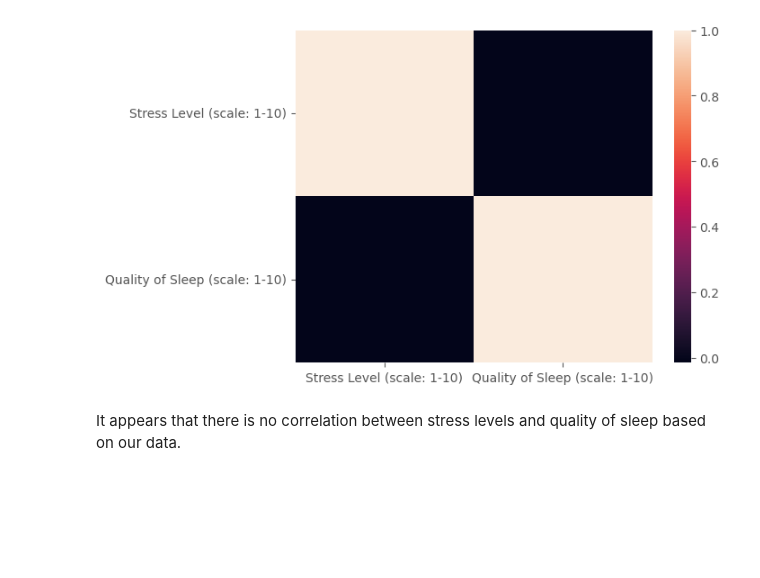
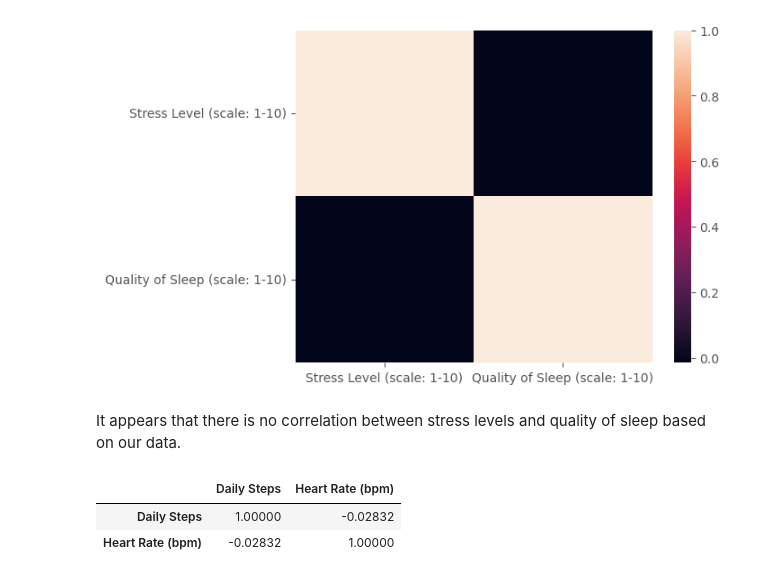
Before and after one commit to samjian8/Sleep_Lifestyle_Analysis, a Jupyter notebook: main.ipynb, the cells around one changed output. Saved outputs shown, nothing was run; the diff lists cells and outputs as text; code cells hidden in the pictures; blank space fills up the shorter version.

```diff
--- a/main.ipynb
+++ b/main.ipynb
@@ -211,3 +211,10 @@ sns.heatmap(df_corr1)
 [figure]
 # %% [markdown]
 It appears that there is no correlation between stress levels and quality of sleep based on our data.
+# %%
+df_corr = df[['Daily Steps', 'Heart Rate (bpm)']].corr()
+df_corr
+# %% [output]
+|  | Daily Steps | Heart Rate (bpm) |
+| Daily Steps | 1.00000 | -0.02832 |
+| Heart Rate (bpm) | -0.02832 | 1.00000 |
```
